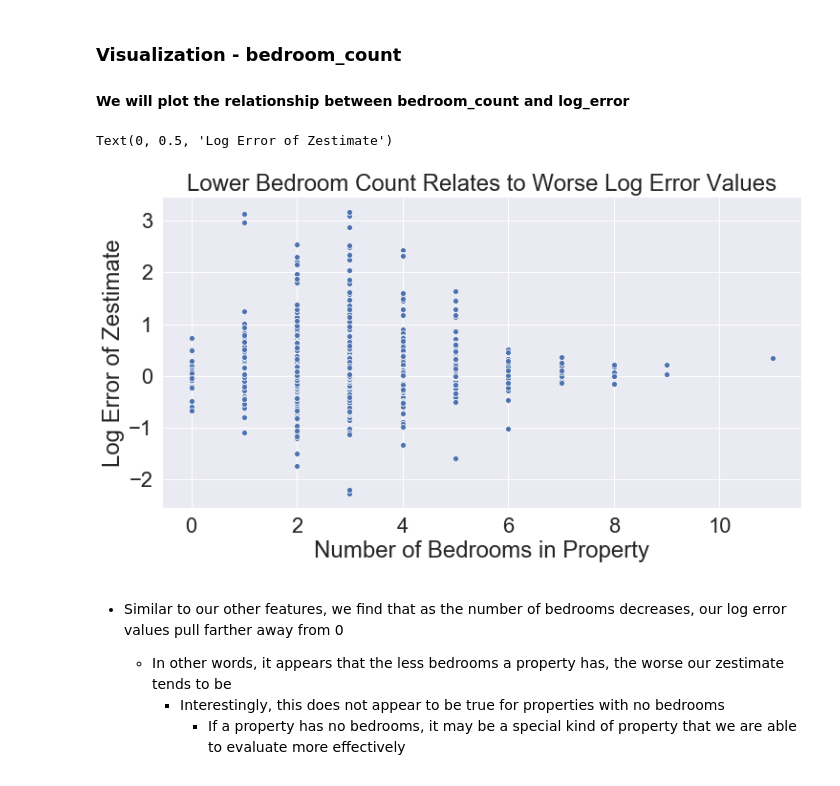
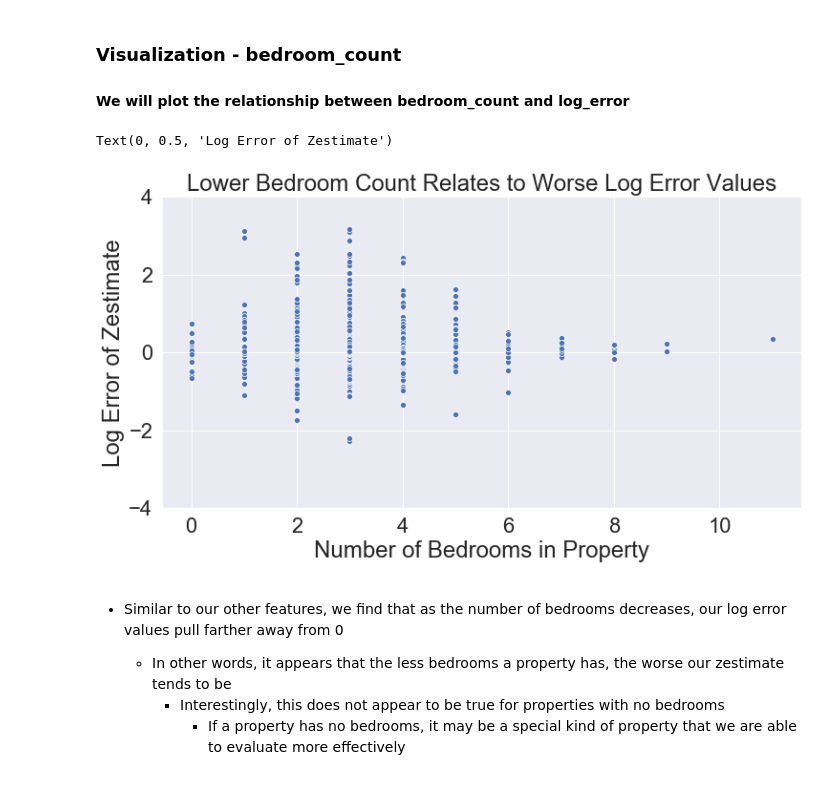
Before and after one commit to SamuelD-Data/zillow_clustering_project, a Jupyter notebook: zillow_clustering_project_notebook.ipynb, the cells around one changed output. Drawn from its saved outputs; the diff is of its cells as text; code cells hidden in the pictures.

```diff
--- a/zillow_clustering_project_notebook.ipynb
+++ b/zillow_clustering_project_notebook.ipynb
@@ -758,19 +759,20 @@ Let's now explore how the number of bedrooms in a property relates to log error.
 # %%
 # setting figure size
 sns.set(rc = {'figure.figsize':(12,6)})
 
 # setting font size
 sns.set(font_scale = 2)
 
-# plotting scatterplot and setting title
+# plotting scatterplot and setting title and y limits
+plt.ylim([-4, 4])
 sns.scatterplot(x = 'bedroom_count', y = 'log_error', data = train).set_title("Lower Bedroom Count Relates to Worse Log Error Values")
 
 # setting x and y label
 plt.xlabel("Number of Bedrooms in Property")
 plt.ylabel("Log Error of Zestimate")
 # %% [output]
 Text(0, 0.5, 'Log Error of Zestimate')
-[figure, old version]
+[figure, new version]
 # %% [markdown]
 - Similar to our other features, we find that as the number of bedrooms decreases, our log error values pull farther away from 0
     - In other words, it appears that the less bedrooms a property has, the worse our zestimate tends to be
```
Also changed, not shown: parts of 4 cells of this notebook.
